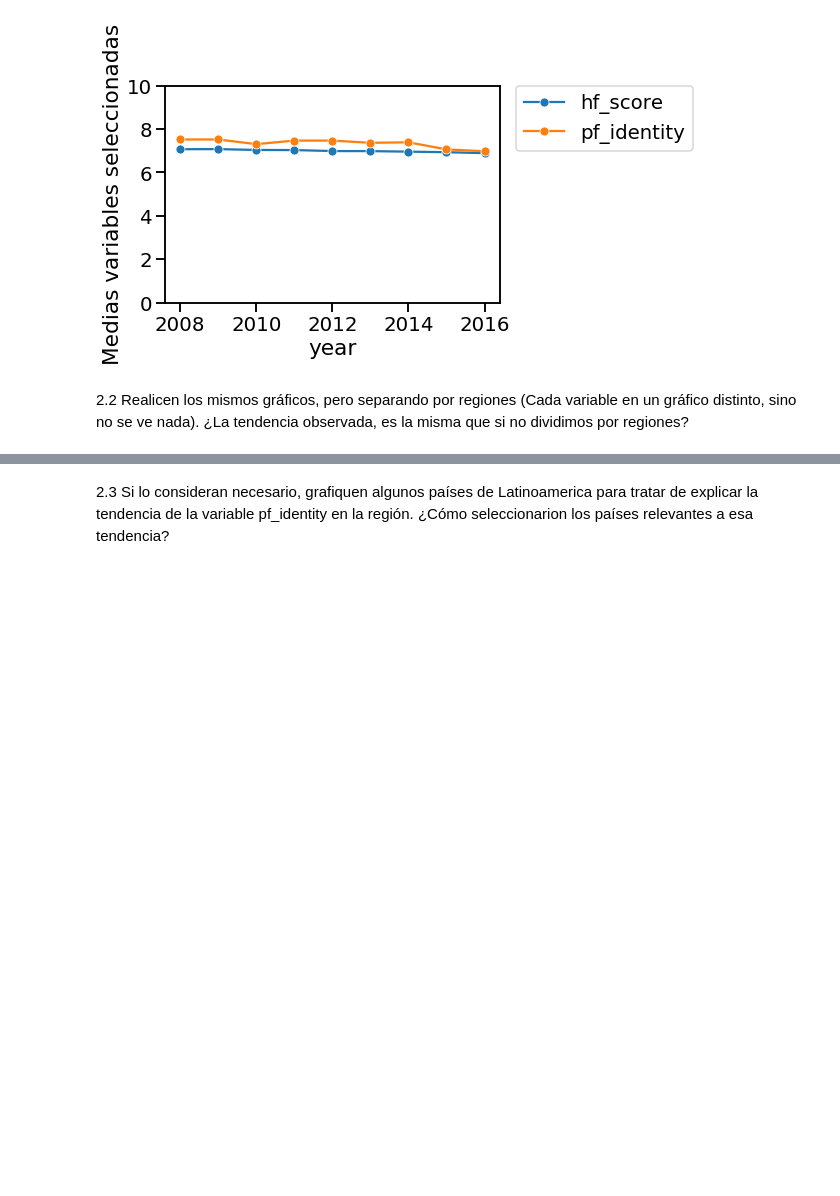
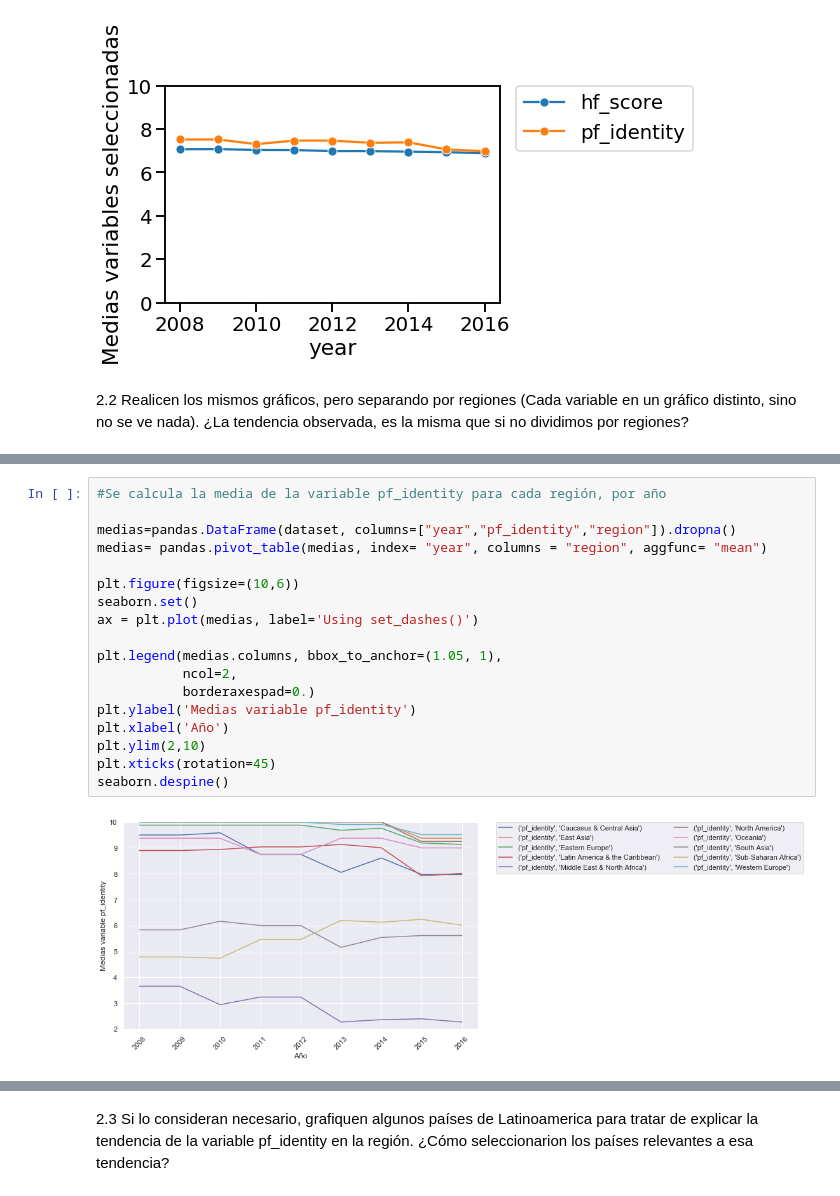
Before and after one commit to valenmongi/Diplodatos, a Jupyter notebook: Práctico N1 Estadística (1).ipynb, the cells around one changed output, grey strips where cells are left out. Saved outputs shown, nothing was run; the diff lists cells and outputs as text; blank space fills up the shorter version.

```diff
--- a/Práctico N1 Estadística (1).ipynb
+++ b/Práctico N1 Estadística (1).ipynb
@@ -281,0 +286,20 @@ SyntaxError: invalid syntax (<ipython-input-37-e6afd5de1bcd>, line 4)
+# %%
+#Se calcula la media de la variable pf_identity para cada región, por año
+
+medias=pandas.DataFrame(dataset, columns=["year","pf_identity","region"]).dropna()
+medias= pandas.pivot_table(medias, index= "year", columns = "region", aggfunc= "mean")
+
+plt.figure(figsize=(10,6))
+seaborn.set()
+ax = plt.plot(medias, label='Using set_dashes()')
+
+plt.legend(medias.columns, bbox_to_anchor=(1.05, 1),
+           ncol=2,
+           borderaxespad=0.)
+plt.ylabel('Medias variable pf_identity')
+plt.xlabel('Año')
+plt.ylim(2,10)
+plt.xticks(rotation=45)
+seaborn.despine()
+# %% [output]
+[figure, added]
```
Also changed, not shown: parts of 19 cells of this notebook.
